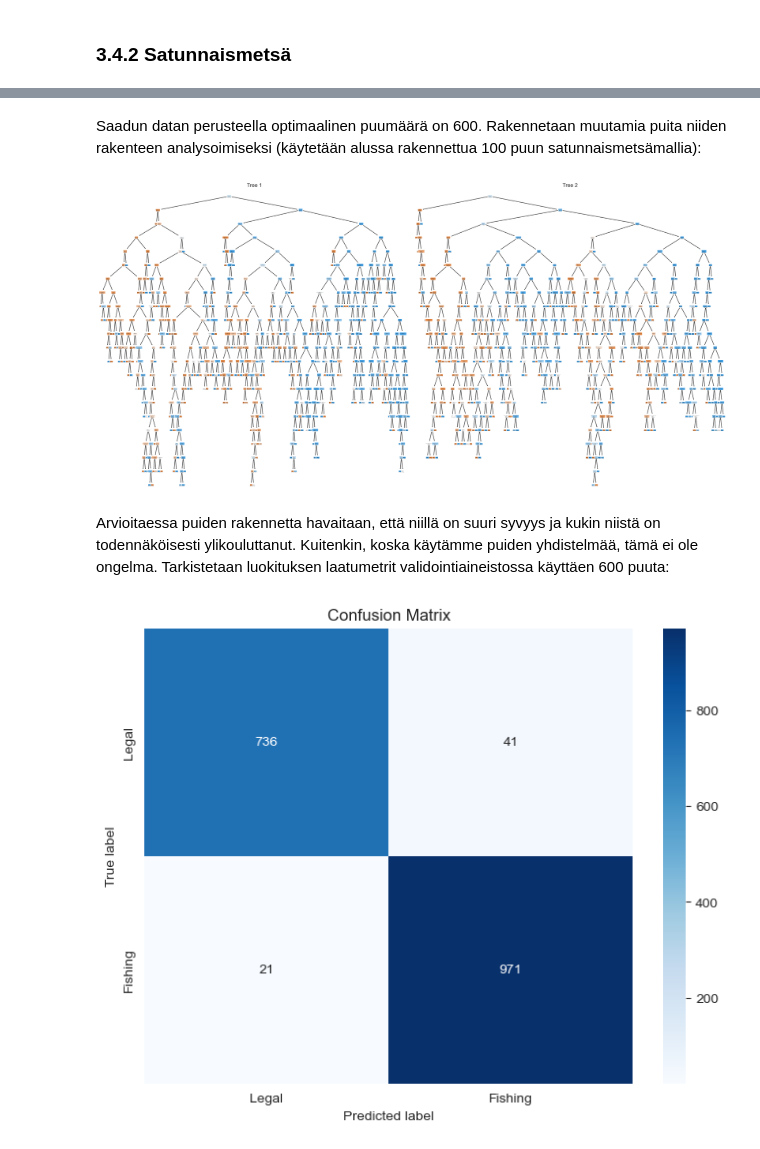
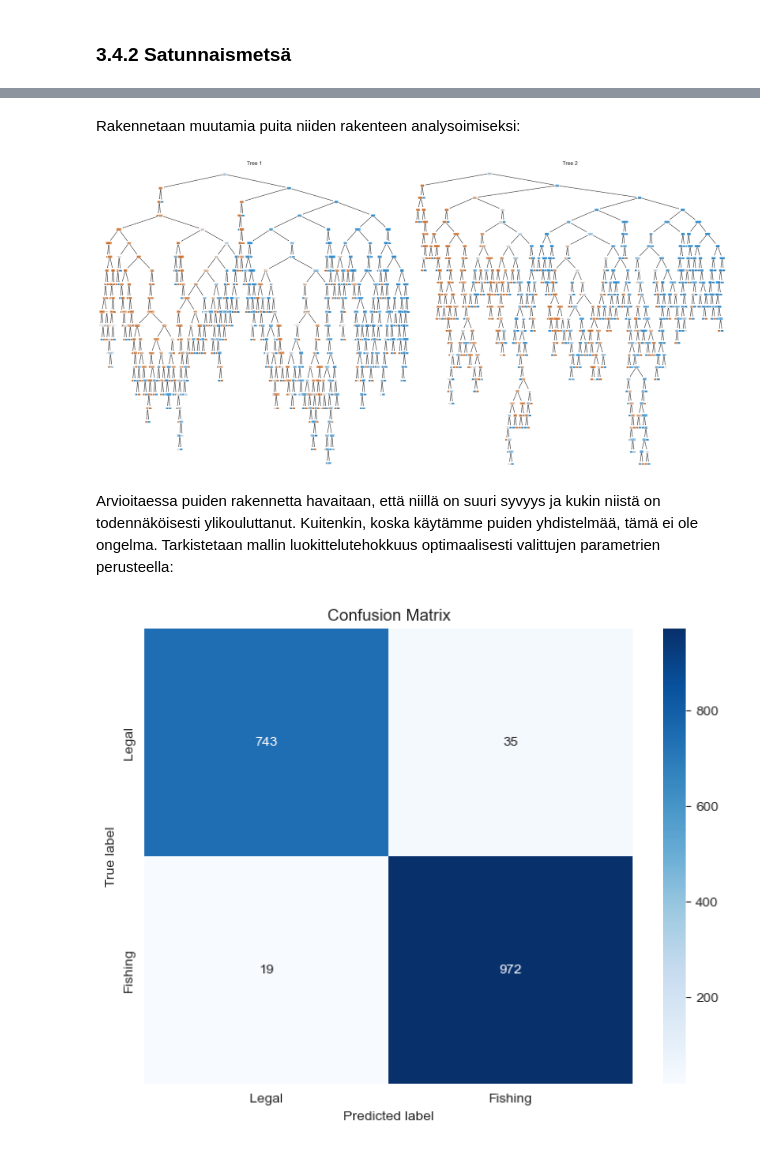
Before and after one commit to VladimirPiniazhin/Koneoppiminen, a Jupyter notebook: 3. Tehtava_Decision_trees_and_random_forests.ipynb, the cells around one changed output, grey strips where cells are left out. Cells and saved outputs as stored; diff of their text form; code cells hidden in the pictures.

```diff
--- a/3. Tehtava_Decision_trees_and_random_forests.ipynb
+++ b/3. Tehtava_Decision_trees_and_random_forests.ipynb
@@ -314,0 +321,23 @@ Tässä osiossa käytetään satunnaismetsämallia luokitellaksi sivustot phishi
+# %%
+from sklearn.model_selection import GridSearchCV
+model_rf = RandomForestClassifier()
+param_grid = {
+    'n_estimators': [100, 200, 300, 400, 500, 600],
+    'bootstrap': [True],
+    'criterion': ['gini'],
+    'max_samples': [0.6, 0.7, 0.8],
+    'max_features': [0.6, 0.7, 0.8],
+    'random_state': [123]
+}
+# GridSearchCV
+grid_search = GridSearchCV(estimator=model_rf, param_grid=param_grid, cv=10, scoring='accuracy')
+
+# Parametrien haku opettusjoukon avulla
+train_targets = np.ravel(train_targets)
+grid_search.fit(train_data, train_targets)
+
+# Parhaan mallin ja parametrit
+best_model_rf = grid_search.best_estimator_
+best_params_rf = grid_search.best_params_
+
+print("Best Parameters:", best_params_rf)
@@ -351,23 +357,23 @@ plt.show()
 # %% [markdown]
-Saadun datan perusteella optimaalinen puumäärä on 600. Rakennetaan muutamia puita niiden rakenteen analysoimiseksi (käytetään alussa rakennettua 100 puun satunnaismetsämallia):
+Rakennetaan muutamia puita niiden rakenteen analysoimiseksi:
 # %%
 column_names = df_x.columns
-# Number of trees to plot
+# Puuiden lukumäärä, jotka halutaan piirtää
 n_trees_to_plot = 2
 
-# Create a figure to hold the plots
+# Luodaan kuvaaja
 plt.figure(figsize=(20, 10))
 
 for i in range(n_trees_to_plot):
     plt.subplot(1, n_trees_to_plot, i + 1)  # 1 row and n_trees_to_plot columns
-    plot_tree(model_rf.estimators_[i], filled=True,
+    plot_tree(best_model_rf.estimators_[i], filled=True,
               feature_names=column_names, class_names=labels)
     plt.title(f'Tree {i + 1}')
 
 plt.tight_layout()
 plt.show()
 # %% [output]
-[figure, old version]
+[figure, new version]
 # %% [markdown]
-Arvioitaessa puiden rakennetta havaitaan, että niillä on suuri syvyys ja kukin niistä on todennäköisesti ylikouluttanut. Kuitenkin, koska käytämme puiden yhdistelmää, tämä ei ole ongelma. Tarkistetaan luokituksen laatumetrit validointiaineistossa käyttäen 600 puuta:
+Arvioitaessa puiden rakennetta havaitaan, että niillä on suuri syvyys ja kukin niistä on todennäköisesti ylikouluttanut. Kuitenkin, koska käytämme puiden yhdistelmää, tämä ei ole ongelma. Tarkistetaan mallin luokittelutehokkuus optimaalisesti valittujen parametrien perusteella:
 # %%
```
Also changed, not shown: parts of 24 cells of this notebook.
